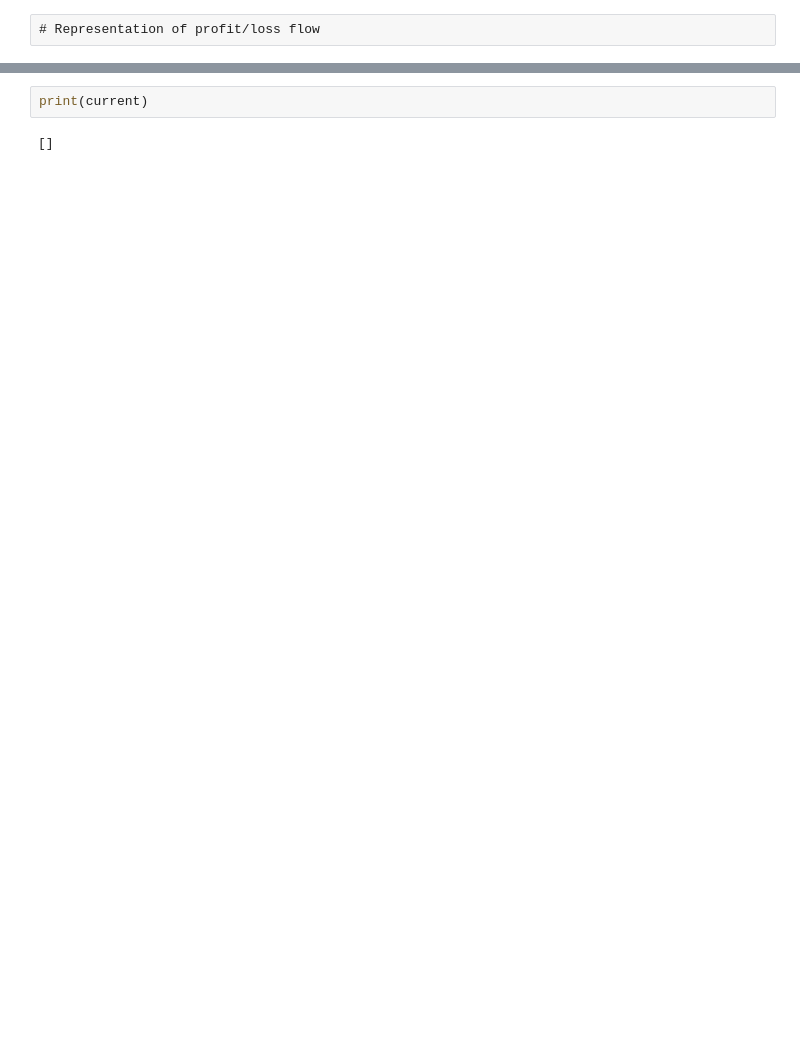
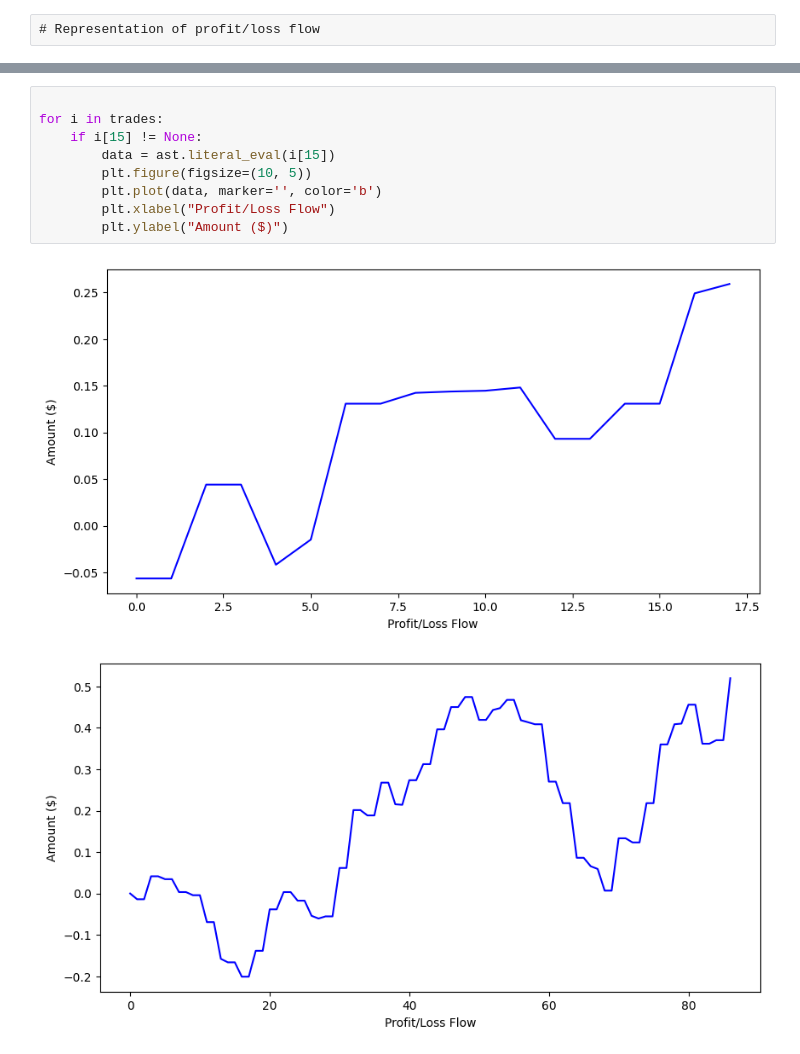
Before and after one commit to KasunKX/tradingbot-2, a Jupyter notebook: visual.ipynb, the cells around one changed output, grey strips where cells are left out. Drawn from its saved outputs; the diff is of its cells as text; blank space fills up the shorter version.

```diff
--- a/visual.ipynb
+++ b/visual.ipynb
@@ -85,4 +64,12 @@ plt.bar([i for i in range(len(pnl))],pnl, color='red', width=0.95)
 # %%
-print(current)
+
+for i in trades:
+    if i[15] != None:
+        data = ast.literal_eval(i[15])
+        plt.figure(figsize=(10, 5))
+        plt.plot(data, marker='', color='b')
+        plt.xlabel("Profit/Loss Flow")
+        plt.ylabel("Amount ($)")
 # %% [output]
-[]
+[figure, added]
+[figure, added]
```
Also changed, not shown: parts of 7 cells of this notebook, 4 other files.
